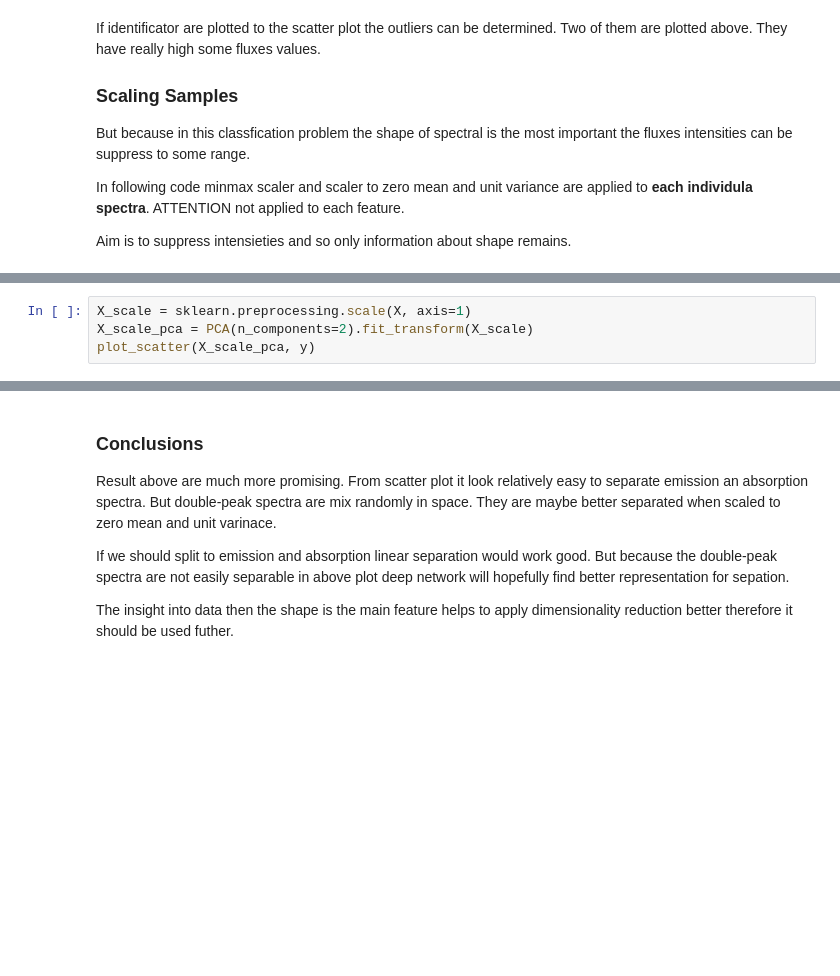
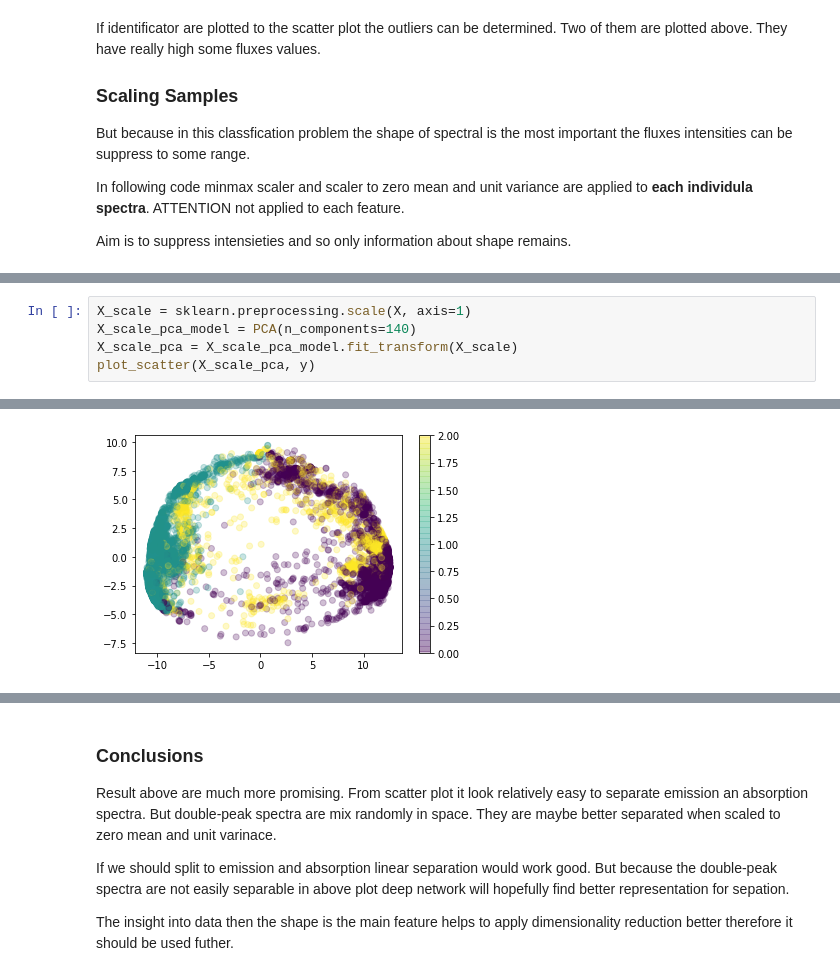
Before and after one commit to podondra/bt-spectraldl, a Jupyter notebook: notebooks/08-dimensionality.ipynb, the cells around one changed output, grey strips where cells are left out. Saved outputs shown, nothing was run; the diff lists cells and outputs as text; blank space fills up the shorter version.

```diff
--- a/notebooks/08-dimensionality.ipynb
+++ b/notebooks/08-dimensionality.ipynb
@@ -85,5 +83,6 @@ plot_scatter(X_minmax_pca, y)
 # %%
 X_scale = sklearn.preprocessing.scale(X, axis=1)
-X_scale_pca = PCA(n_components=2).fit_transform(X_scale)
+X_scale_pca_model = PCA(n_components=140)
+X_scale_pca = X_scale_pca_model.fit_transform(X_scale)
 plot_scatter(X_scale_pca, y)
 # %% [output]
@@ -91,0 +89 @@ plot_scatter(X_scale_pca, y)
+[figure, added]
```
Also changed, not shown: parts of 18 cells of this notebook.
